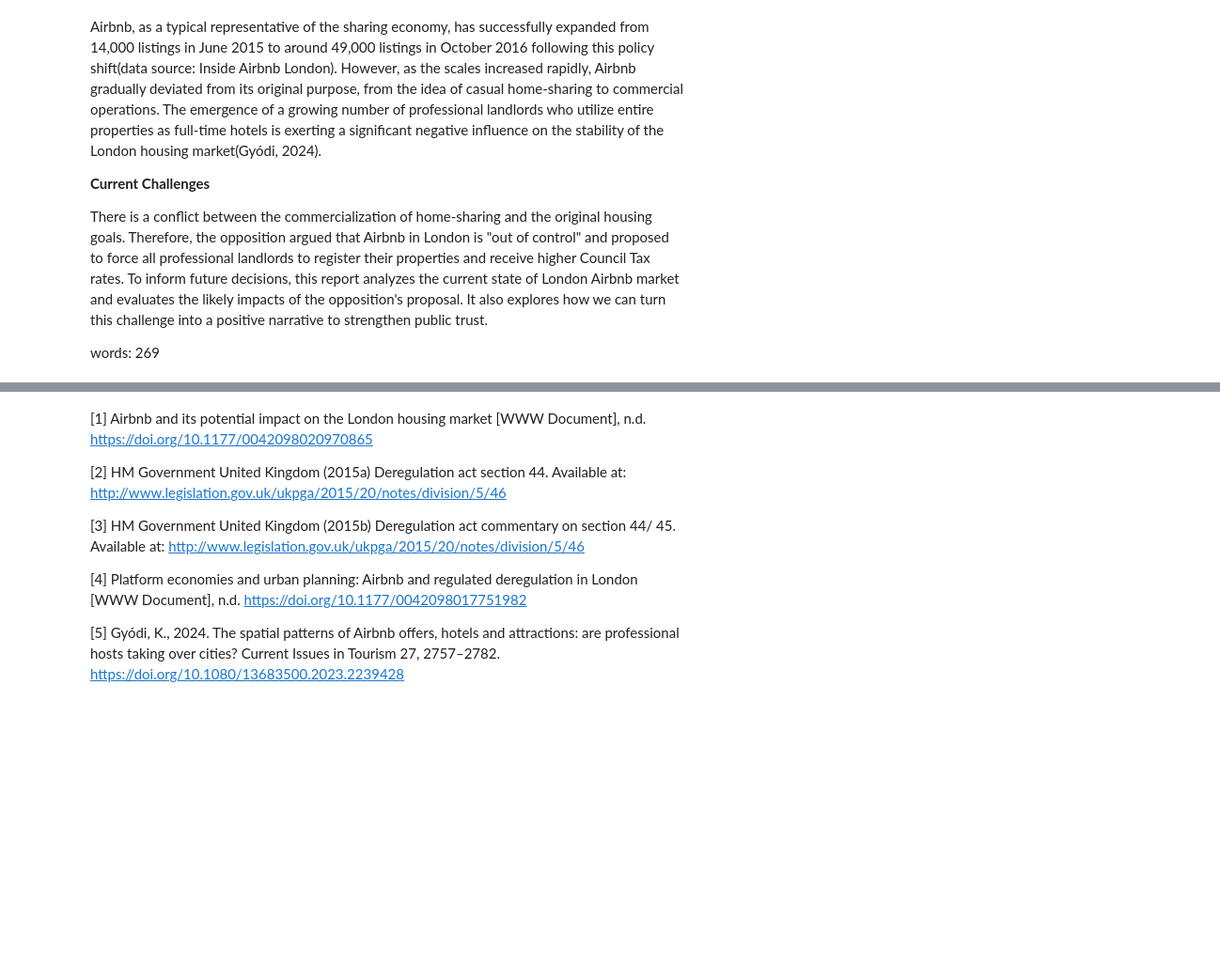
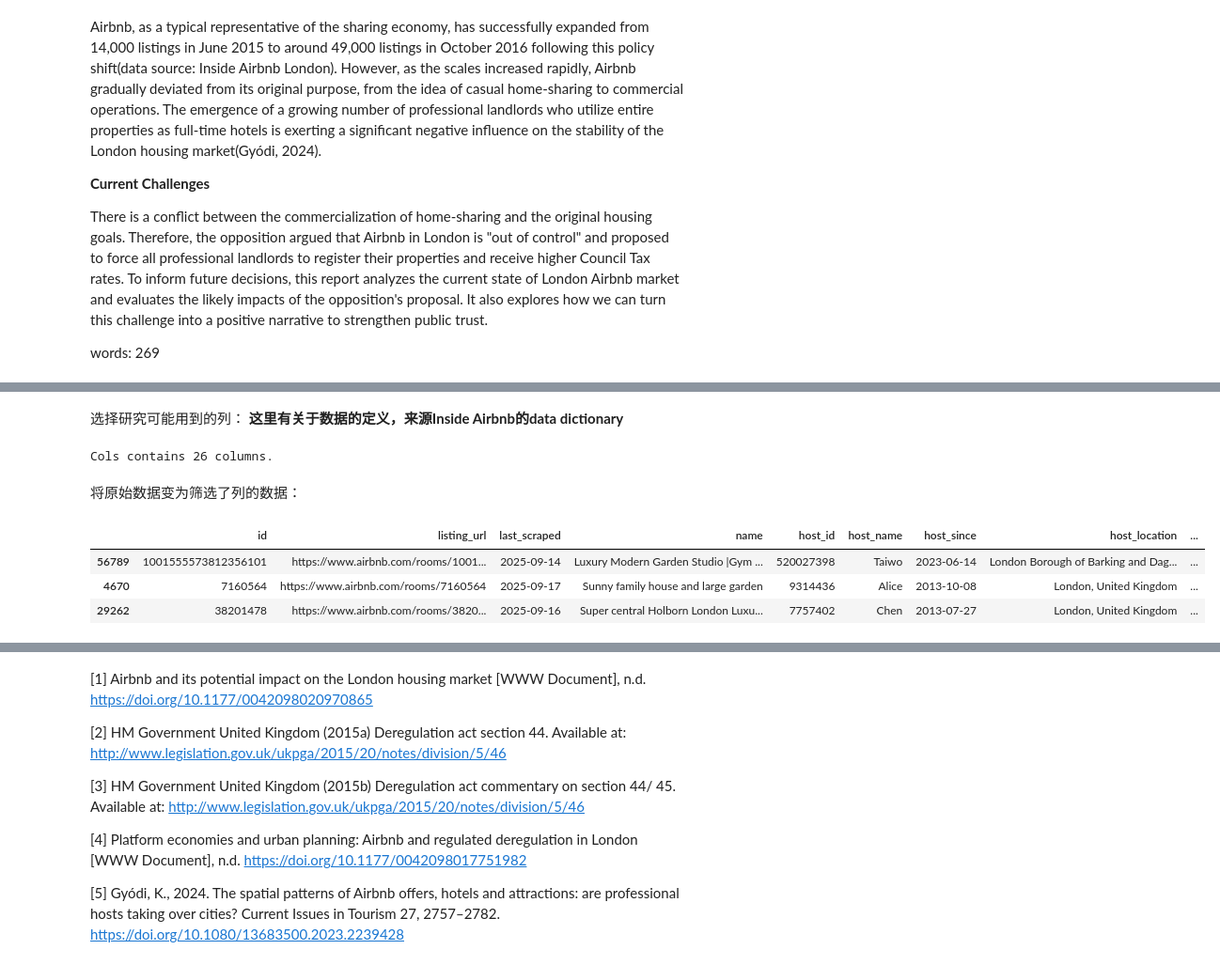
Before and after one commit to mixedmint/fsds_group, a Jupyter notebook: group_work.ipynb, the cells around one changed output, grey strips where cells are left out. Shown: that part at 94% size. Saved outputs shown, nothing was run; the diff lists cells and outputs as text; code cells hidden in the pictures; blank space fills up the shorter version.

```diff
--- a/group_work.ipynb
+++ b/group_work.ipynb
@@ -123,0 +63,8 @@ same structure as pros
+# %%
+#not in QMD
+pd.set_option('display.float_format', lambda x: '%.2f' % x)
+#to view the full version of the charts below
+pd.set_option('display.max_rows', 200)
+pd.set_option('display.max_columns', 200)
+#to reset the display option
+#pd.reset_option('display.max_rows')
@@ -123,0 +101,49 @@ same structure as pros
+# %% [markdown]
+选择研究可能用到的列：
+**这里有关于数据的定义，来源Inside Airbnb的data dictionary**
+# %%
+#select the needed columns
+cols = ['id',
+        'listing_url',
+        'last_scraped', #UTC. The date and time this listing was "scraped"
+        'name',
+        'host_id',
+        'host_name',
+        'host_since', #The date the host/user was created
+        'host_location',
+        'host_is_superhost',
+        'host_listings_count', #The number of listings the host has (per Airbnb unknown calculations)
+        'latitude', #WGS84
+        'longitude',
+        'property_type', #Hotels and Bed and Breakfasts are described as such by their hosts in this field
+        'room_type',
+        'accommodates', #The maximum capacity of the listing
+        'bathrooms',
+        'bedrooms',
+        'beds',
+        'price',#daily price in local currency.
+        'minimum_nights', #minimum number of night stay for the listing (calendar rules may be different)
+        'maximum_nights',
+        'availability_365', #avaliability_x. The availability of the listing x days in the future as determined by the calendar.
+        #Note a listing may not be available because it has been booked by a guest or blocked by the host.
+        'number_of_reviews',#he number of reviews the listing has
+        'number_of_reviews_ltm',#he number of reviews the listing has (in the last 12 months)
+        'review_scores_rating',
+        'reviews_per_month']
+# %%
+#not in QMD
+print(f"Cols contains {len(cols)} columns.")
+# %% [output]
+Cols contains 26 columns.
+# %% [markdown]
+将原始数据变为筛选了列的数据：
+# %%
+df = df[cols]
+# %%
+#not in QMD
+df.sample(3, random_state=42)
+# %% [output]
+|  | id | listing_url | last_scraped | name | host_id | host_name | host_since | host_location | ... |
+| 56789 | 1001555573812356101 | https://www.airbnb.com/rooms/1001... | 2025-09-14 | Luxury Modern Garden Studio |Gym ... | 520027398 | Taiwo | 2023-06-14 | London Borough of Barking and Dag... | ... |
+| 4670 | 7160564 | https://www.airbnb.com/rooms/7160564 | 2025-09-17 | Sunny family house and large garden | 9314436 | Alice | 2013-10-08 | London, United Kingdom | ... |
+| 29262 | 38201478 | https://www.airbnb.com/rooms/3820... | 2025-09-16 | Super central Holborn London Luxu... | 7757402 | Chen | 2013-07-27 | London, United Kingdom | ... |
```
Also changed, not shown: parts of 145 cells of this notebook.
